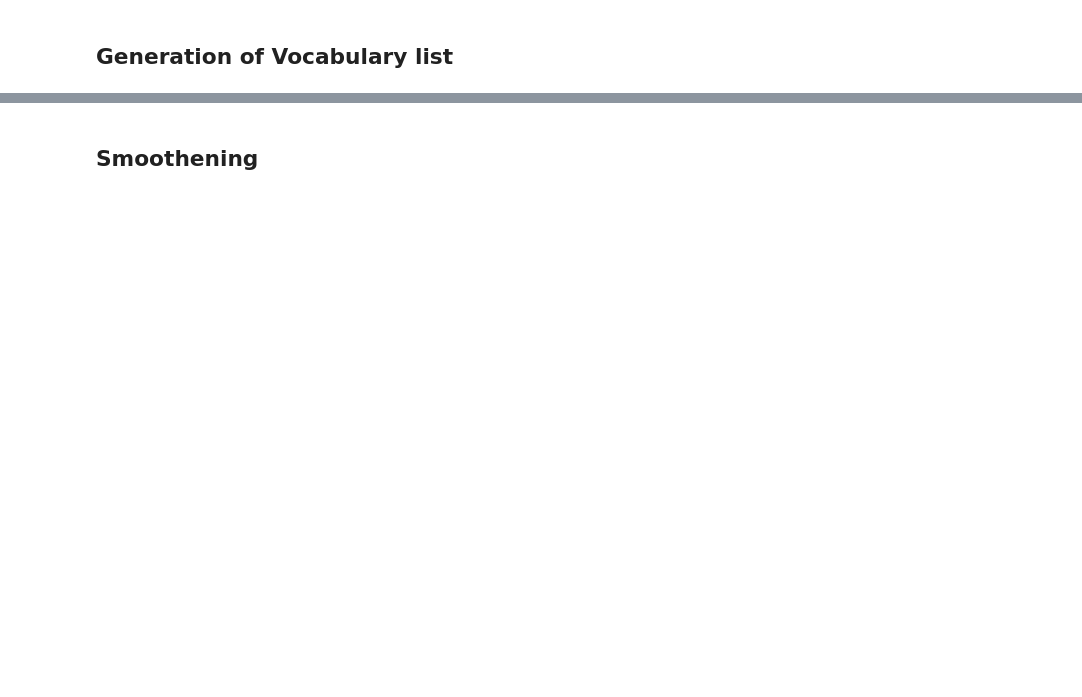
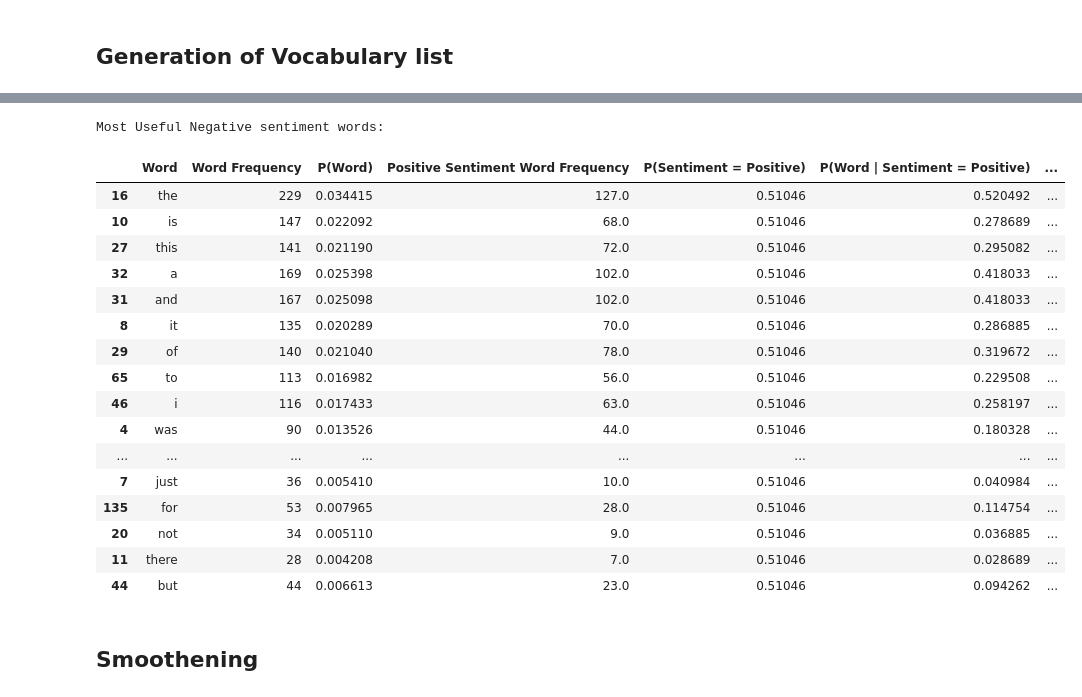
Before and after one commit to VighneshS/sentiment_prediction, a Jupyter notebook: sentiment_prediction.ipynb, the cells around one changed output, grey strips where cells are left out. Drawn from its saved outputs; the diff is of its cells as text; code cells hidden in the pictures; blank space fills up the shorter version.

```diff
--- a/sentiment_prediction.ipynb
+++ b/sentiment_prediction.ipynb
@@ -264,3 +328,25 @@ Wrong Predictions:
+# %%
+print("Most Useful Negative sentiment words:")
+vocabulary.sort_values("P(Word | Sentiment = Negative)", ascending=False)[:most_useful_limit]
+# %% [output]
+Most Useful Negative sentiment words:
+|  | Word | Word Frequency | P(Word) | Positive Sentiment Word Frequency | P(Sentiment = Positive) | P(Word | Sentiment = Positive) | ... |
+| 16 | the | 229 | 0.034415 | 127.0 | 0.51046 | 0.520492 | ... |
+| 10 | is | 147 | 0.022092 | 68.0 | 0.51046 | 0.278689 | ... |
+| 27 | this | 141 | 0.021190 | 72.0 | 0.51046 | 0.295082 | ... |
+| 32 | a | 169 | 0.025398 | 102.0 | 0.51046 | 0.418033 | ... |
+| 31 | and | 167 | 0.025098 | 102.0 | 0.51046 | 0.418033 | ... |
+| 8 | it | 135 | 0.020289 | 70.0 | 0.51046 | 0.286885 | ... |
+| 29 | of | 140 | 0.021040 | 78.0 | 0.51046 | 0.319672 | ... |
+| 65 | to | 113 | 0.016982 | 56.0 | 0.51046 | 0.229508 | ... |
+| 46 | i | 116 | 0.017433 | 63.0 | 0.51046 | 0.258197 | ... |
+| 4 | was | 90 | 0.013526 | 44.0 | 0.51046 | 0.180328 | ... |
+| ... | ... | ... | ... | ... | ... | ... | ... |
+| 7 | just | 36 | 0.005410 | 10.0 | 0.51046 | 0.040984 | ... |
+| 135 | for | 53 | 0.007965 | 28.0 | 0.51046 | 0.114754 | ... |
+| 20 | not | 34 | 0.005110 | 9.0 | 0.51046 | 0.036885 | ... |
+| 11 | there | 28 | 0.004208 | 7.0 | 0.51046 | 0.028689 | ... |
+| 44 | but | 44 | 0.006613 | 23.0 | 0.51046 | 0.094262 | ... |
 # %% [markdown]
 ## Smoothening
 # %%
```
Also changed, not shown: parts of 23 cells of this notebook.
